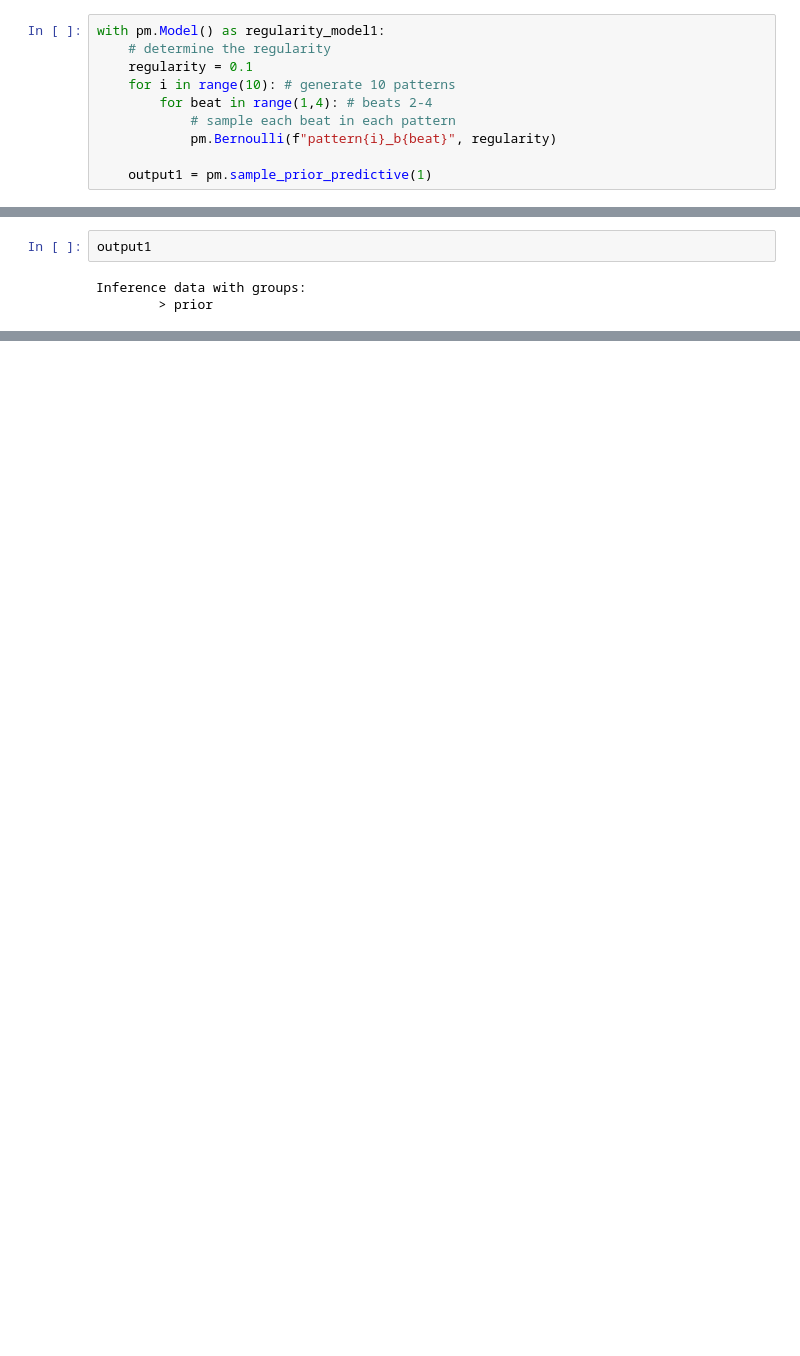
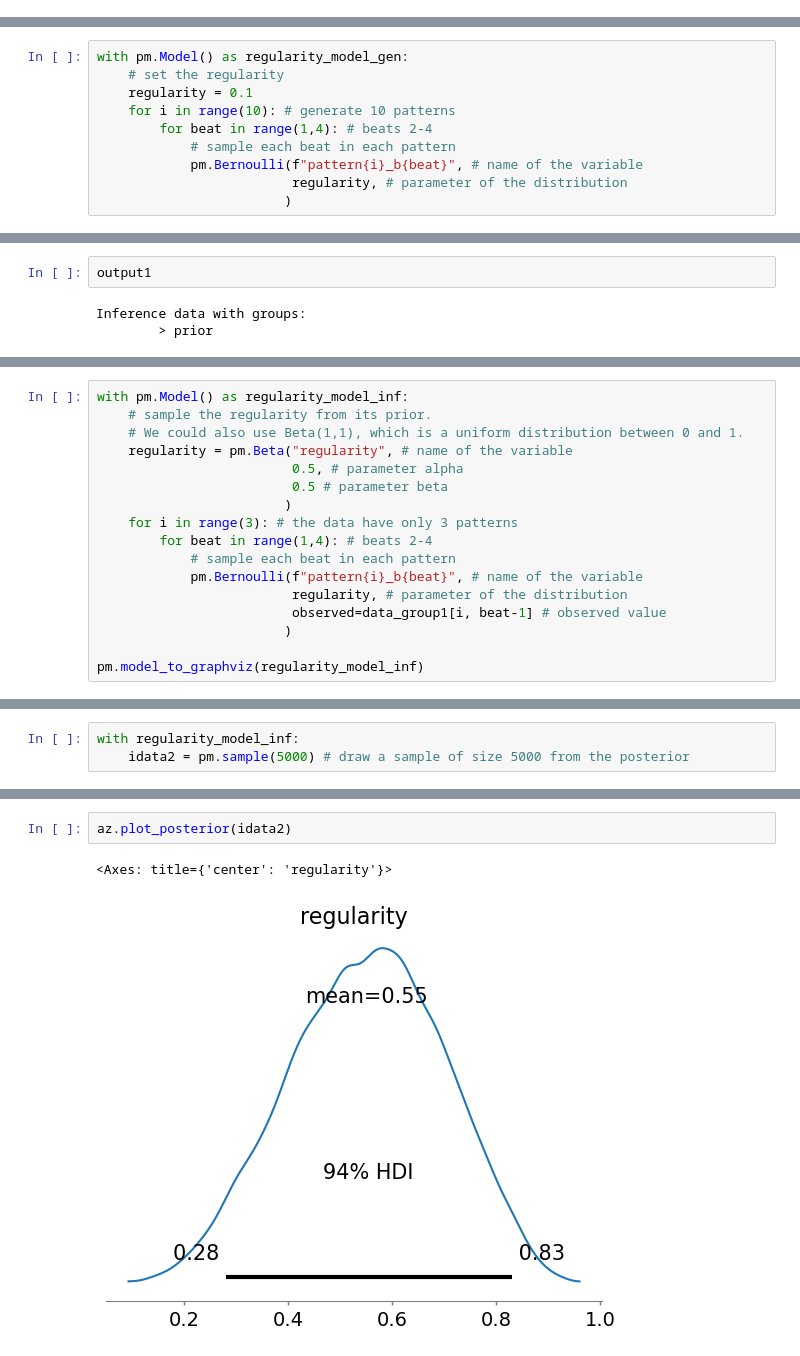
Before and after one commit to Amsterdam-Music-Lab/gmth23-bayes-workshop, a Jupyter notebook: regularity.ipynb, the cells around one changed output, grey strips where cells are left out. Cells and saved outputs as stored; diff of their text form; blank space fills up the shorter version.

Commit message:
clean up regularity.ipynb

```diff
--- a/regularity.ipynb
+++ b/regularity.ipynb
@@ -3,13 +11,3 @@ import pymc as pm
 import arviz as az
 
 import numpy as np
-# %%
-with pm.Model() as regularity_model1:
-    # determine the regularity
-    regularity = 0.1
-    for i in range(10): # generate 10 patterns
-        for beat in range(1,4): # beats 2-4
-            # sample each beat in each pattern
-            pm.Bernoulli(f"pattern{i}_b{beat}", regularity)
-
-    output1 = pm.sample_prior_predictive(1)
@@ -17,0 +49,10 @@ Sampling: [pattern0_b1, pattern0_b2, pattern0_b3, pattern1_b1, pattern1_b2, patt
+# %%
+with pm.Model() as regularity_model_gen:
+    # set the regularity
+    regularity = 0.1
+    for i in range(10): # generate 10 patterns
+        for beat in range(1,4): # beats 2-4
+            # sample each beat in each pattern
+            pm.Bernoulli(f"pattern{i}_b{beat}", # name of the variable
+                         regularity, # parameter of the distribution
+                        )
@@ -26,0 +120,17 @@ Inference data with groups:
+# %%
+with pm.Model() as regularity_model_inf:
+    # sample the regularity from its prior.
+    # We could also use Beta(1,1), which is a uniform distribution between 0 and 1.
+    regularity = pm.Beta("regularity", # name of the variable
+                         0.5, # parameter alpha
+                         0.5 # parameter beta
+                        )
+    for i in range(3): # the data have only 3 patterns
+        for beat in range(1,4): # beats 2-4
+            # sample each beat in each pattern
+            pm.Bernoulli(f"pattern{i}_b{beat}", # name of the variable
+                         regularity, # parameter of the distribution
+                         observed=data_group1[i, beat-1] # observed value
+                        )
+
+pm.model_to_graphviz(regularity_model_inf)
@@ -26,0 +149,3 @@ Inference data with groups:
+# %%
+with regularity_model_inf:
+    idata2 = pm.sample(5000) # draw a sample of size 5000 from the posterior
@@ -26,0 +179,5 @@ Inference data with groups:
+# %%
+az.plot_posterior(idata2)
+# %% [output]
+<Axes: title={'center': 'regularity'}>
+[figure, added]
```
Also changed, not shown: parts of 52 cells of this notebook.
